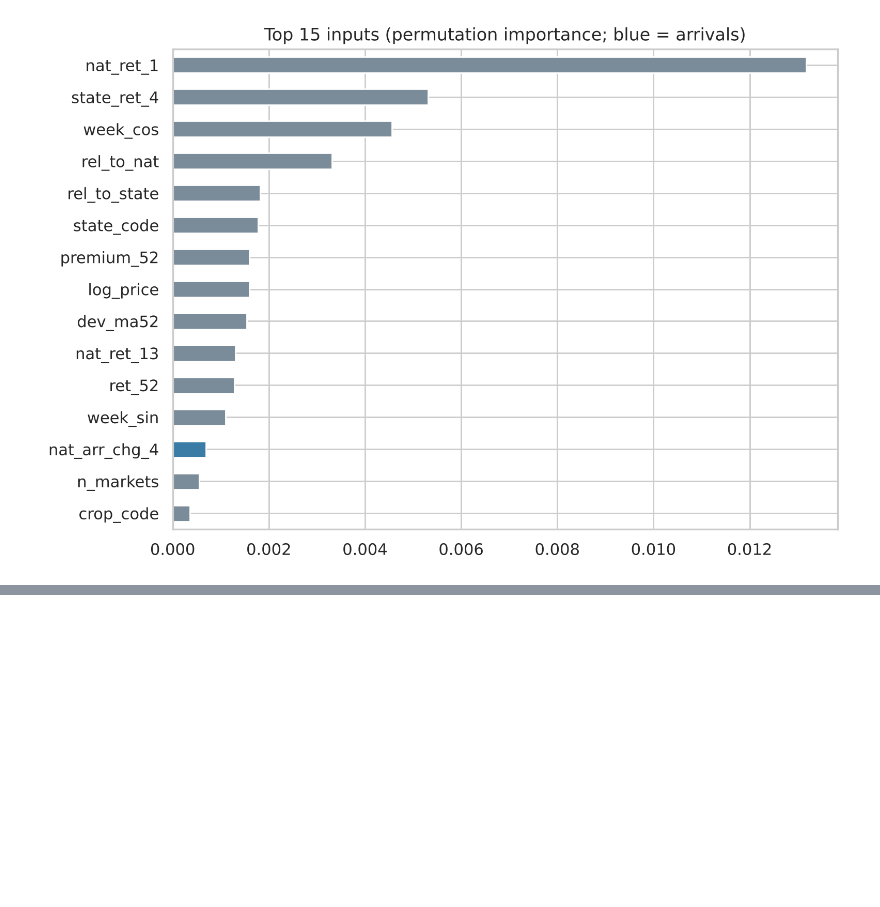
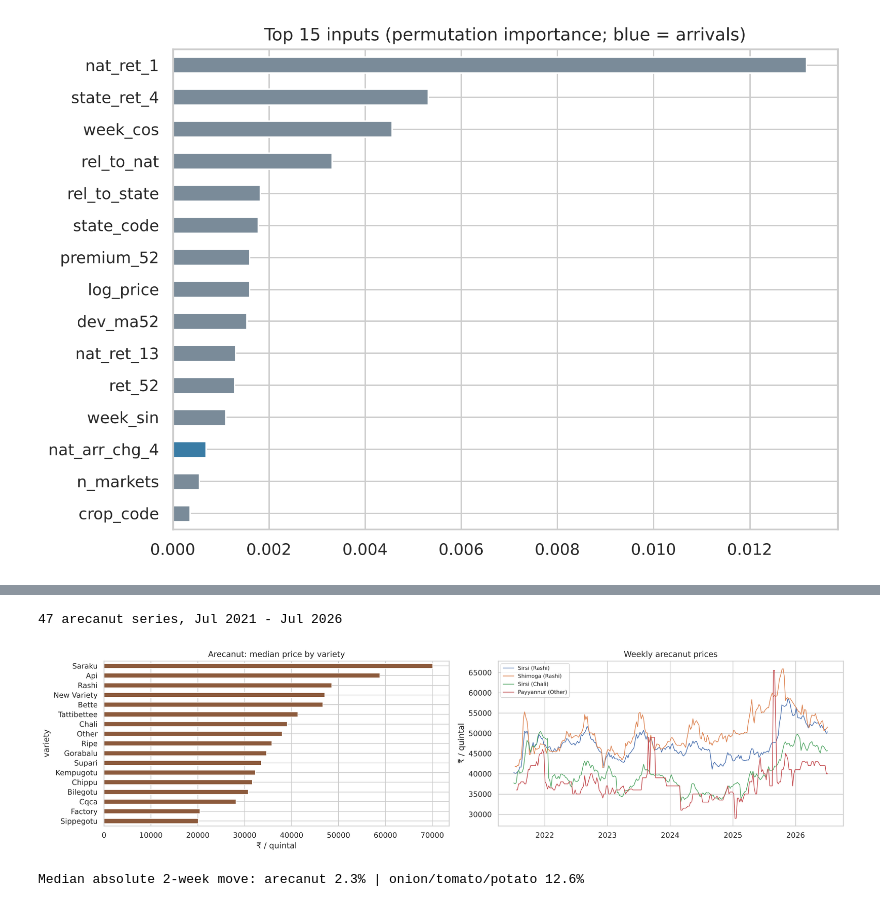
Before and after one commit to Iamshi-vissa/FarmStat, a Jupyter notebook: notebooks/FarmStat_Training.ipynb, the cells around one changed output, grey strips where cells are left out. Drawn from its saved outputs; the diff is of its cells as text; code cells hidden in the pictures; blank space fills up the shorter version.

```diff
--- a/notebooks/FarmStat_Training.ipynb
+++ b/notebooks/FarmStat_Training.ipynb
@@ -646,0 +664,15 @@ ax.set_title("Top 15 inputs (permutation importance; blue = arrivals)"); plt.tig
+# %%
+A = ds_all[ds_all.crop == "Arecanut"]
+print(f"{A.groupby(['state', 'market']).ngroups} arecanut series, {A.week.min():%b %Y} - {A.week.max():%b %Y}")
+fig, ax = plt.subplots(1, 2, figsize=(17, 4.5))
+var = A.assign(variety=A.market.str.extract(r"\((.*)\)")[0]).groupby("variety").price.median().sort_values()
+var.plot.barh(ax=ax[0], color=CROP_COLORS["Arecanut"]); ax[0].set_title("Arecanut: median price by variety"); ax[0].set_xlabel("₹ / quintal")
+for mkt in ["Sirsi (Rashi)", "Shimoga (Rashi)", "Sirsi (Chali)", "Payyannur (Other)"]:
+    g = A[A.market == mkt]; ax[1].plot(g.week, g.price, lw=1, label=mkt)
+ax[1].legend(fontsize=8); ax[1].set_title("Weekly arecanut prices"); ax[1].set_ylabel("₹ / quintal")
+plt.tight_layout(); plt.savefig(FIG / "arecanut_overview.png", dpi=120); plt.show()
+print("Median absolute 2-week move: arecanut", f"{A.y_2.abs().median():.1%}", "| onion/tomato/potato", f"{ds.y_2.abs().median():.1%}")
+# %% [output]
+47 arecanut series, Jul 2021 - Jul 2026
+[figure, added]
+Median absolute 2-week move: arecanut 2.3% | onion/tomato/potato 12.6%
```
Also changed, not shown: parts of 24 cells of this notebook, 19 other files.
